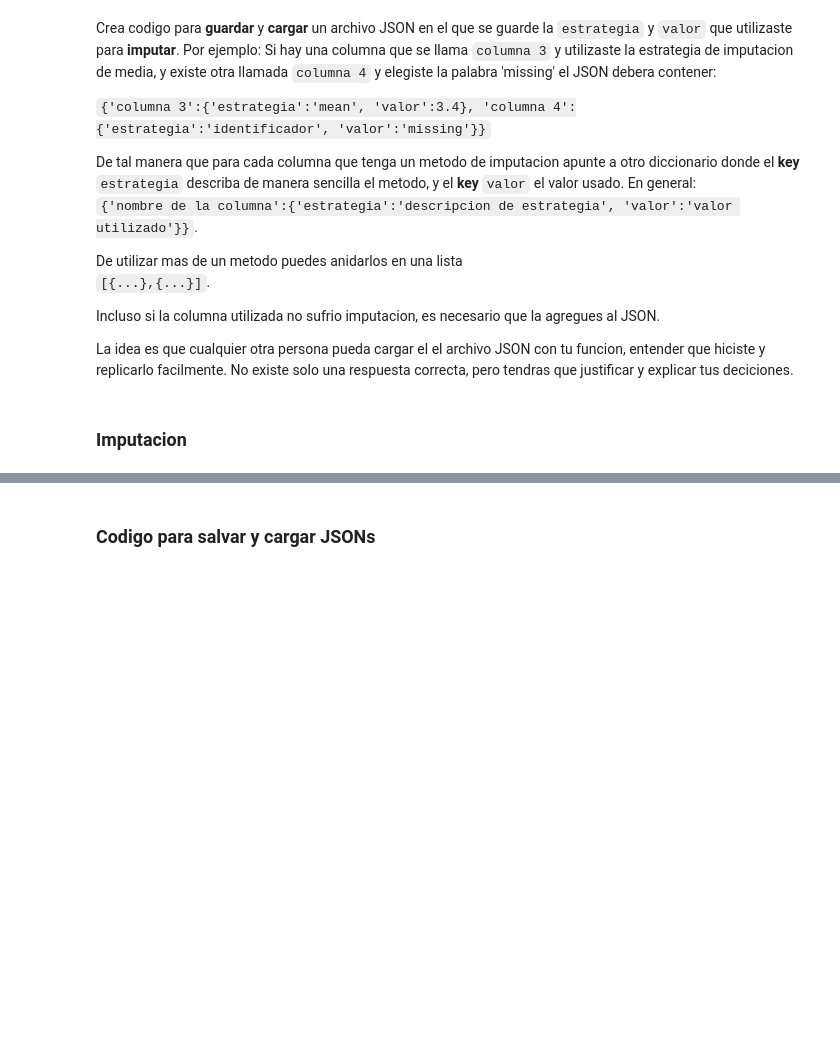
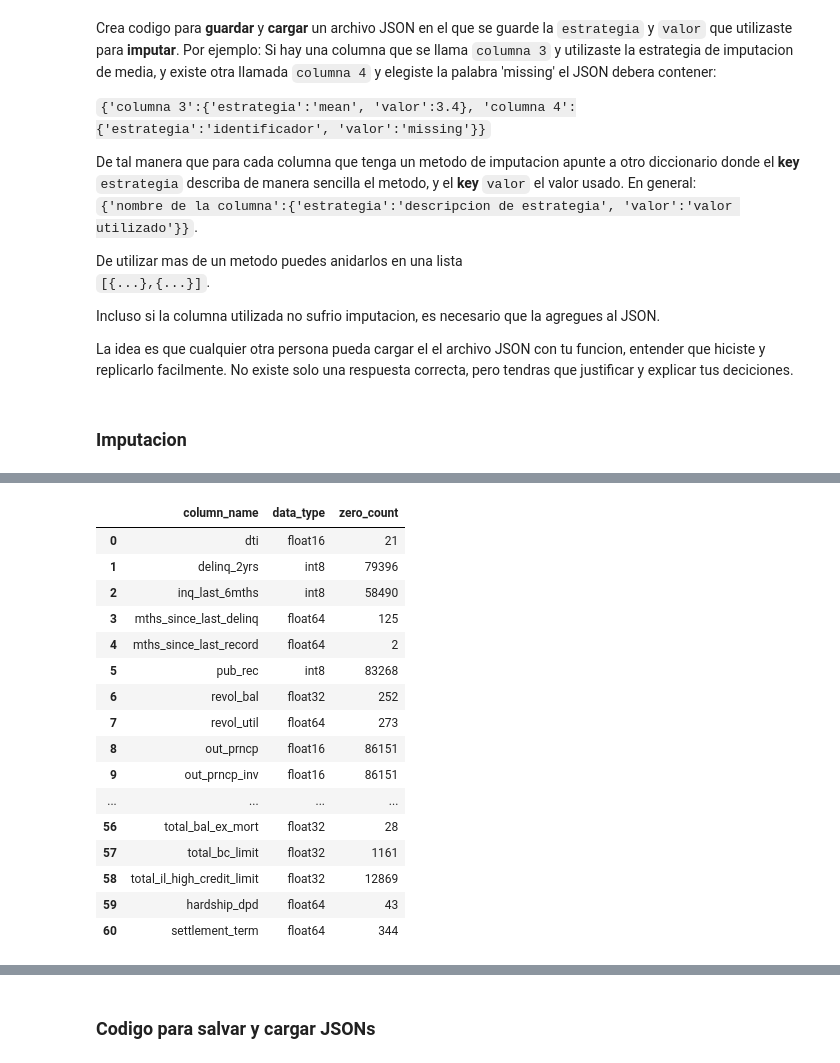
Before and after one commit to sonder-art/fdd_o24, a Jupyter notebook: tareas/208450/pandas/09_limpieza_pandas.ipynb, the cells around one changed output, grey strips where cells are left out. Saved outputs shown, nothing was run; the diff lists cells and outputs as text; code cells hidden in the pictures; blank space fills up the shorter version.

```diff
--- a/tareas/208450/pandas/09_limpieza_pandas.ipynb
+++ b/tareas/208450/pandas/09_limpieza_pandas.ipynb
@@ -205,0 +296,7 @@ No olvides anotar tus justificaciones para recordar cuando te toque explicarlo.
+# %%
+# Manejo de tipos 5
+# En este caso, aunque estén como floats, los puntajes FICO son enteros, y necesitamos 16 bits para representarlos, según mi investigación.
+loans['fico_range_high'] = loans['fico_range_high'].astype('int16')
+loans['fico_range_low'] = loans['fico_range_low'].astype('int16')
+loans['last_fico_range_high'] = loans['last_fico_range_high'].astype('int16')
+loans['last_fico_range_low'] = loans['last_fico_range_low'].astype('int16')
@@ -205,0 +333,6 @@ No olvides anotar tus justificaciones para recordar cuando te toque explicarlo.
+# %%
+# Manejo de tipos 7
+# En este caso, se tiene una bandera que toma dos valores, si y no, por lo que computacionalmente es un booleano que representa el hardship.
+# Convertir 'Y' a True y 'N' a False, luego convertir a booleano.
+loans['hardship_flag'] = loans['hardship_flag'].map({'Y': True, 'N': False}).astype(bool)
+loans['hardship_flag'].unique()
@@ -205,0 +341,6 @@ No olvides anotar tus justificaciones para recordar cuando te toque explicarlo.
+# %%
+# Manejo de tipos 8
+# En este caso, se tiene una bandera que toma dos valores, si y no, por lo que computacionalmente es un booleano que representa el debt_settlement.
+# Convertir 'Y' a True y 'N' a False, luego convertir a booleano.
+loans['debt_settlement_flag'] = loans['debt_settlement_flag'].map({'Y': True, 'N': False}).astype(bool)
+loans['debt_settlement_flag'].unique()
@@ -230,0 +455,43 @@ La idea es que cualquier otra persona pueda cargar el el archivo JSON con tu fun
+# %%
+# Necesitaremos ver todas
+pd.set_option('display.max_rows', None)
+pd.set_option('display.max_colwidth', None)
+
+def check_negatives_and_zeros(df):
+    # Seleccionar columnas numéricas
+    numeric_cols = df.select_dtypes(include=['number']).columns
+
+    # Listas para almacenar información sobre columnas con ceros y negativos
+    cols_with_negatives = []
+    cols_with_zeros = []
+
+    # Revisar cada columna numérica
+    for col in numeric_cols:
+        col_data = df[col]
+
+        # Verificar si la columna tiene valores negativos y contar cuántos hay
+        negative_count = (col_data < 0).sum()
+        if negative_count > 0:
+            cols_with_negatives.append({'column_name': col, 'data_type': col_data.dtype, 'negative_count': negative_count})
+
+        # Verificar si la columna tiene valores cero y contar cuántos hay
+        zero_count = (col_data == 0).sum()
+        if zero_count > 0:
+            cols_with_zeros.append({'column_name': col, 'data_type': col_data.dtype, 'zero_count': zero_count})
+
+    # Convertir las listas a DataFrames
+    df_negatives = pd.DataFrame(cols_with_negatives)
+    df_zeros = pd.DataFrame(cols_with_zeros)
+
+    return df_negatives, df_zeros
+
+# Uso del método en el DataFrame loans
+df_negatives, df_zeros = check_negatives_and_zeros(loans)
+
+# Mostrar los DataFrames
+print("Columnas con valores negativos y su conteo:")
+print(df_negatives)
+
+print("\nColumnas con valores cero y su conteo:")
+df_zeros
+# %% [output]
@@ -230,0 +506,17 @@ La idea es que cualquier otra persona pueda cargar el el archivo JSON con tu fun
+|  | column_name | data_type | zero_count |
+| 0 | dti | float16 | 21 |
+| 1 | delinq_2yrs | int8 | 79396 |
+| 2 | inq_last_6mths | int8 | 58490 |
+| 3 | mths_since_last_delinq | float64 | 125 |
+| 4 | mths_since_last_record | float64 | 2 |
+| 5 | pub_rec | int8 | 83268 |
+| 6 | revol_bal | float32 | 252 |
+| 7 | revol_util | float64 | 273 |
+| 8 | out_prncp | float16 | 86151 |
+| 9 | out_prncp_inv | float16 | 86151 |
+| ... | ... | ... | ... |
+| 56 | total_bal_ex_mort | float32 | 28 |
+| 57 | total_bc_limit | float32 | 1161 |
+| 58 | total_il_high_credit_limit | float32 | 12869 |
+| 59 | hardship_dpd | float64 | 43 |
+| 60 | settlement_term | float64 | 344 |
```
Also changed, not shown: parts of 67 cells of this notebook.
